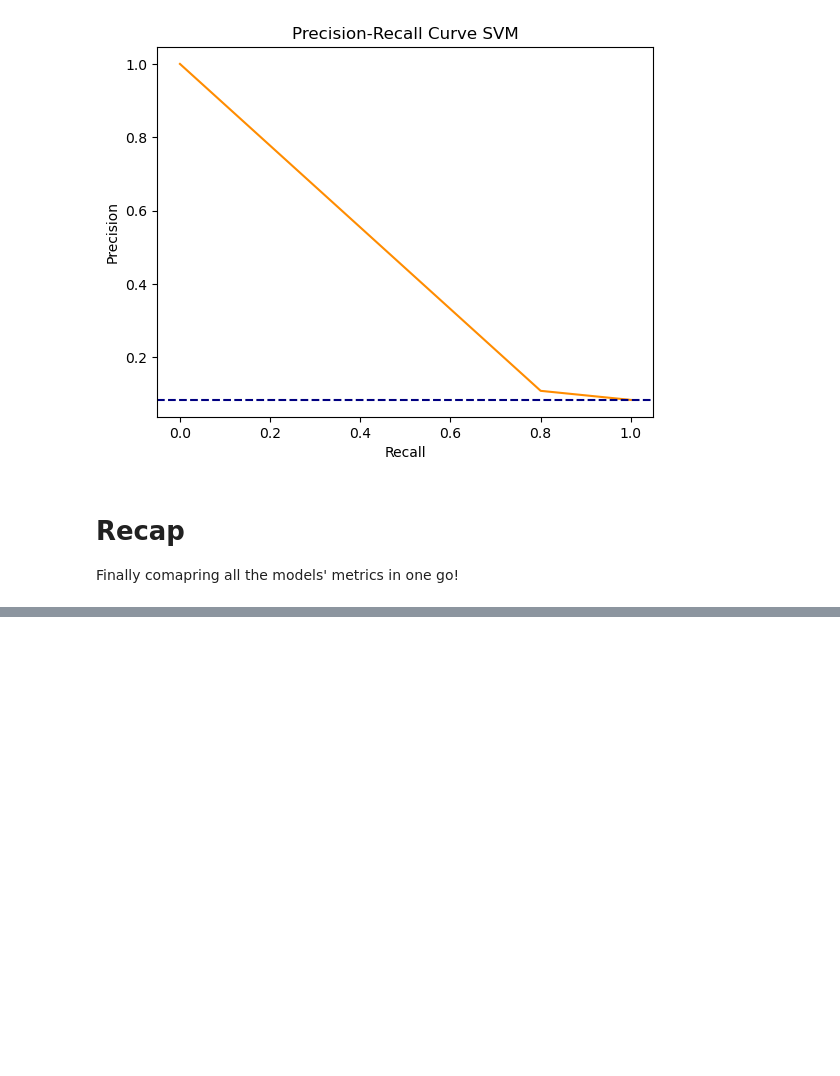
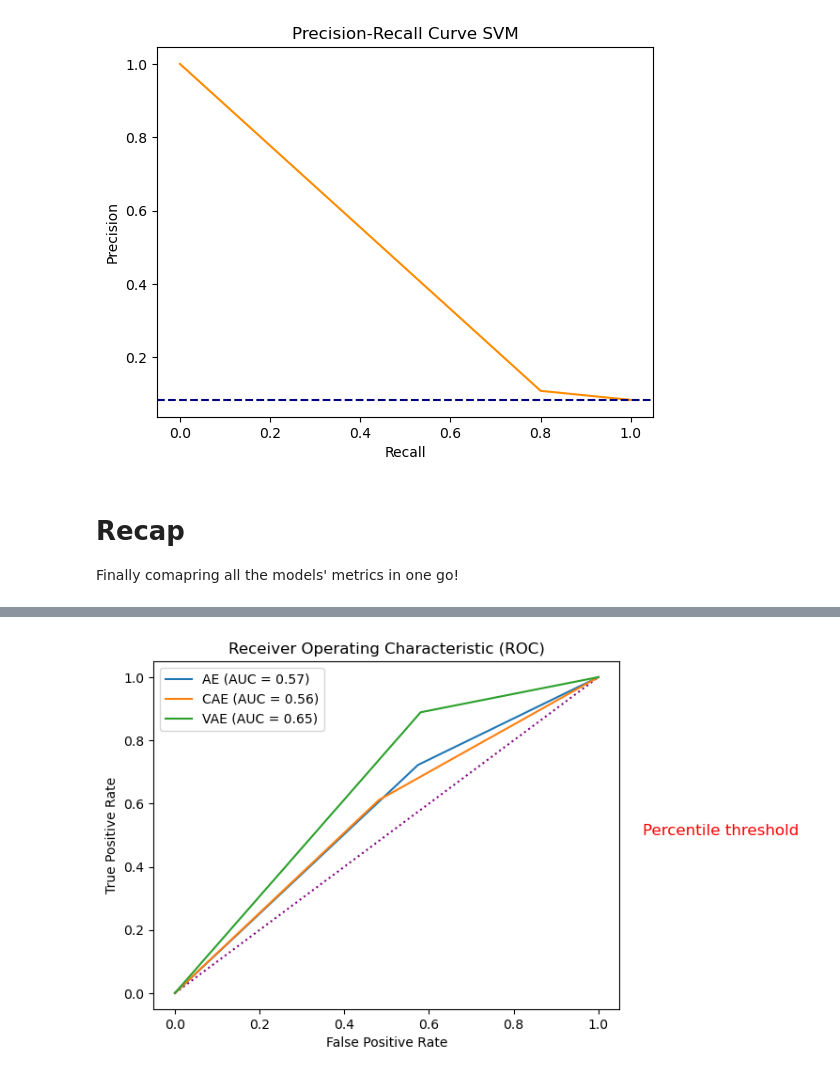
Before and after one commit to togetherthough/Deep-anomaly-detection-for-tracking-experiments-at-LHCb, a Jupyter notebook: notebook.ipynb, the cells around one changed output, grey strips where cells are left out. Drawn from its saved outputs; the diff is of its cells as text; code cells hidden in the pictures; blank space fills up the shorter version.

```diff
--- a/notebook.ipynb
+++ b/notebook.ipynb
@@ -1020,0 +1025,5 @@ plt.show()
+# %%
+#test different threshold function
+averages_ae, intervals_ae = mean_and_confidence(ae, ae.find_best_percentile_threshold, alpha=0.95)
+averages_cae, intervals_cae = mean_and_confidence(cae, cae.find_best_percentile_threshold, alpha=0.95)
+averages_vae, intervals_vae = mean_and_confidence(vae, vae.find_best_percentile_threshold, alpha=0.95)
@@ -1020,0 +1072,4 @@ plt.show()
+# %%
+roc_curve_models(averages_ae, averages_cae, averages_vae, "Percentile threshold")
+# %% [output]
+[figure, added]
```
Also changed, not shown: parts of 11 cells of this notebook, 8 other files.
